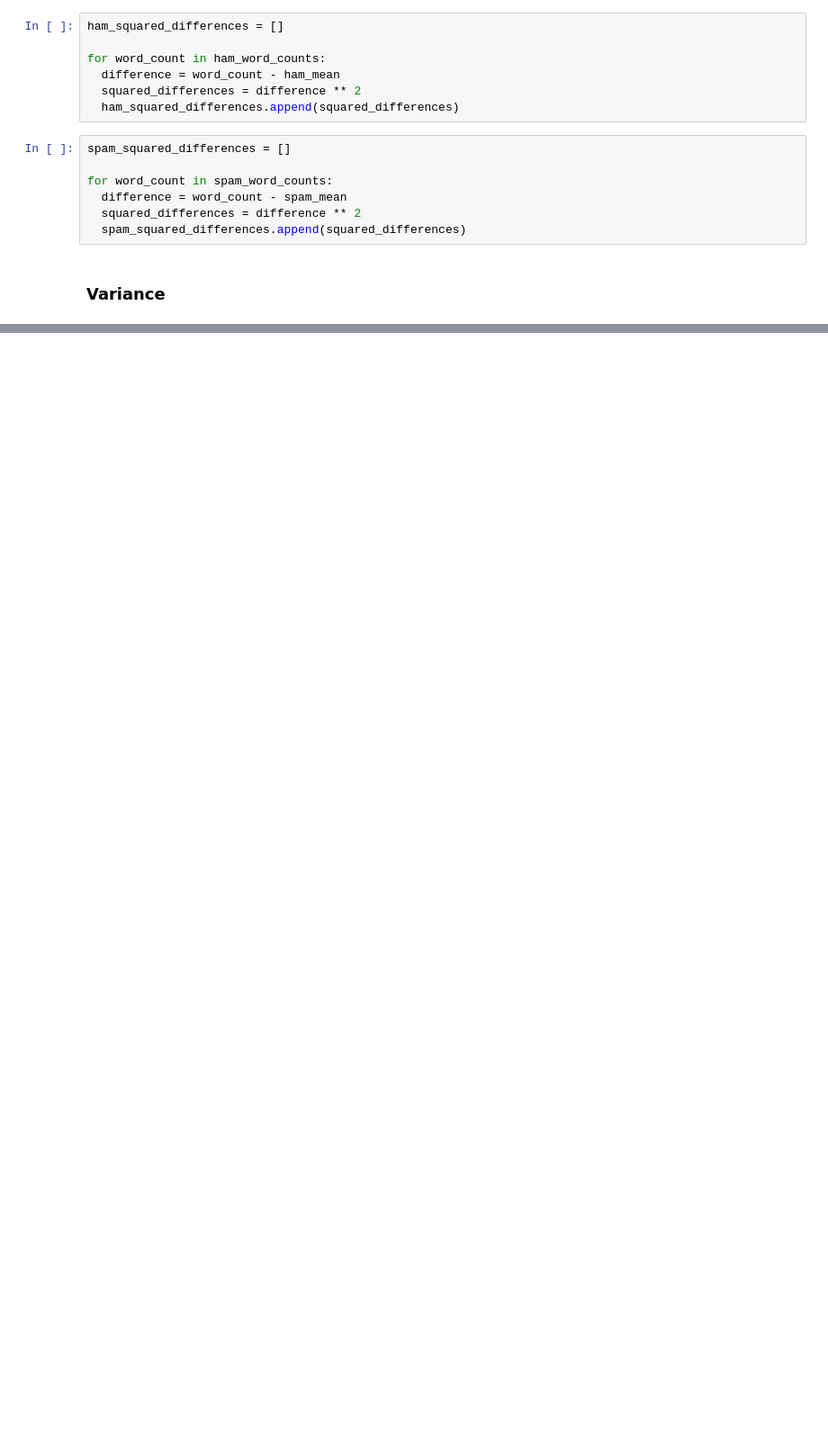
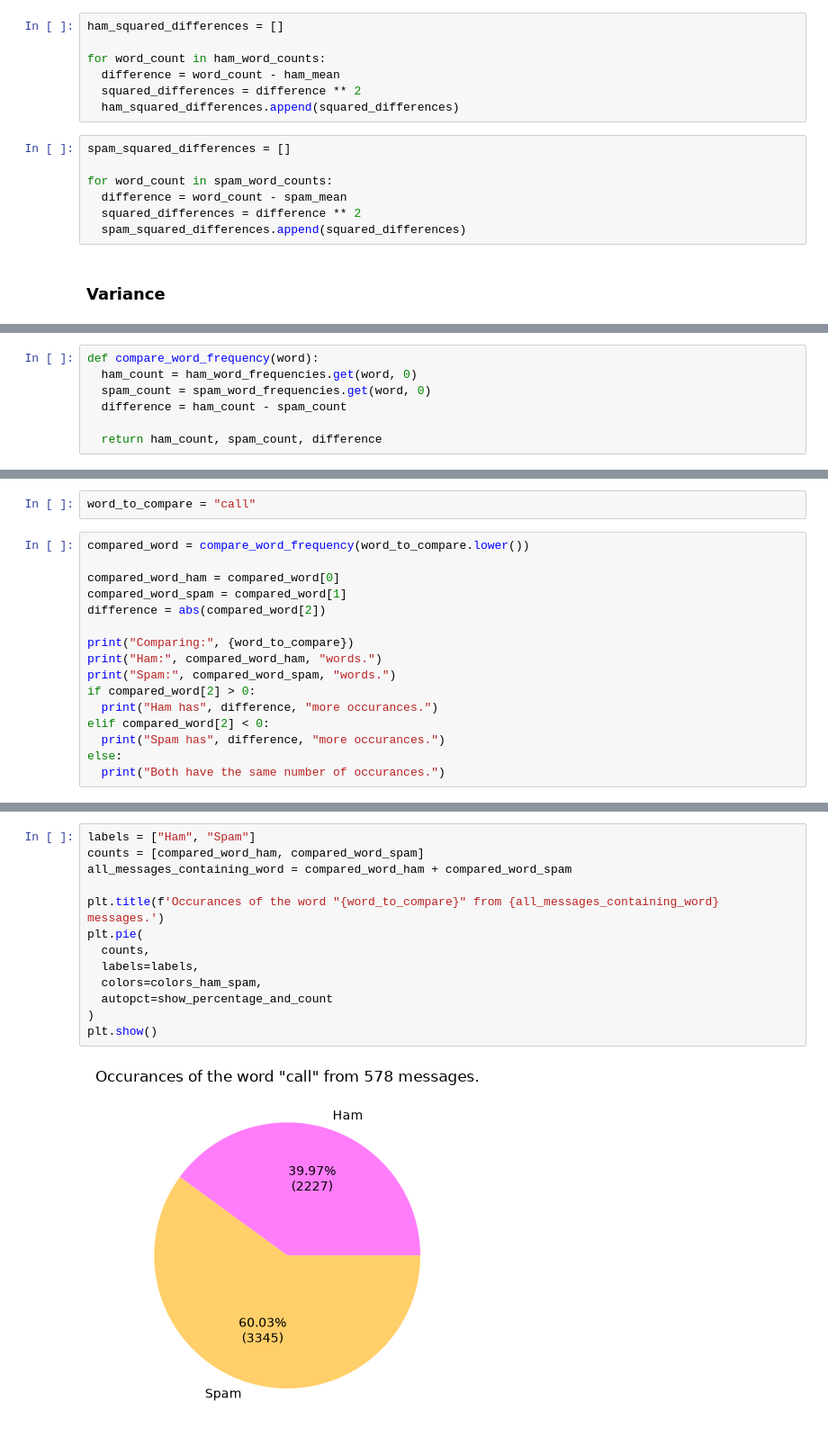
Before and after one commit to Blauenn/bu-cs207-spam-messages-identification, a Jupyter notebook: main.ipynb, the cells around one changed output, grey strips where cells are left out. Shown at 90% size. Saved outputs shown, nothing was run; the diff lists cells and outputs as text; blank space fills up the shorter version.

```diff
--- a/main.ipynb
+++ b/main.ipynb
@@ -350,0 +477,7 @@ print(spam_variance)
+# %%
+def compare_word_frequency(word):
+  ham_count = ham_word_frequencies.get(word, 0)
+  spam_count = spam_word_frequencies.get(word, 0)
+  difference = ham_count - spam_count
+
+  return ham_count, spam_count, difference
@@ -350,0 +486,18 @@ print(spam_variance)
+# %%
+word_to_compare = "call"
+# %%
+compared_word = compare_word_frequency(word_to_compare.lower())
+
+compared_word_ham = compared_word[0]
+compared_word_spam = compared_word[1]
+difference = abs(compared_word[2])
+
+print("Comparing:", {word_to_compare})
+print("Ham:", compared_word_ham, "words.")
+print("Spam:", compared_word_spam, "words.")
+if compared_word[2] > 0:
+  print("Ham has", difference, "more occurances.")
+elif compared_word[2] < 0:
+  print("Spam has", difference, "more occurances.")
+else:
+  print("Both have the same number of occurances.")
@@ -350,0 +531,15 @@ print(spam_variance)
+# %%
+labels = ["Ham", "Spam"]
+counts = [compared_word_ham, compared_word_spam]
+all_messages_containing_word = compared_word_ham + compared_word_spam
+
+plt.title(f'Occurances of the word "{word_to_compare}" from {all_messages_containing_word} messages.')
+plt.pie(
+  counts,
+  labels=labels,
+  colors=colors_ham_spam,
+  autopct=show_percentage_and_count
+)
+plt.show()
+# %% [output]
+[figure, added]
```
Also changed, not shown: parts of 34 cells of this notebook.
